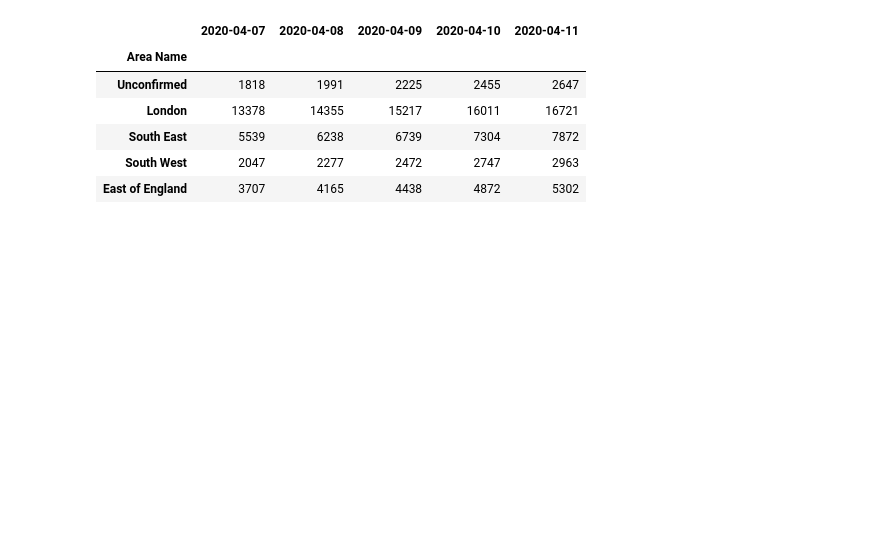
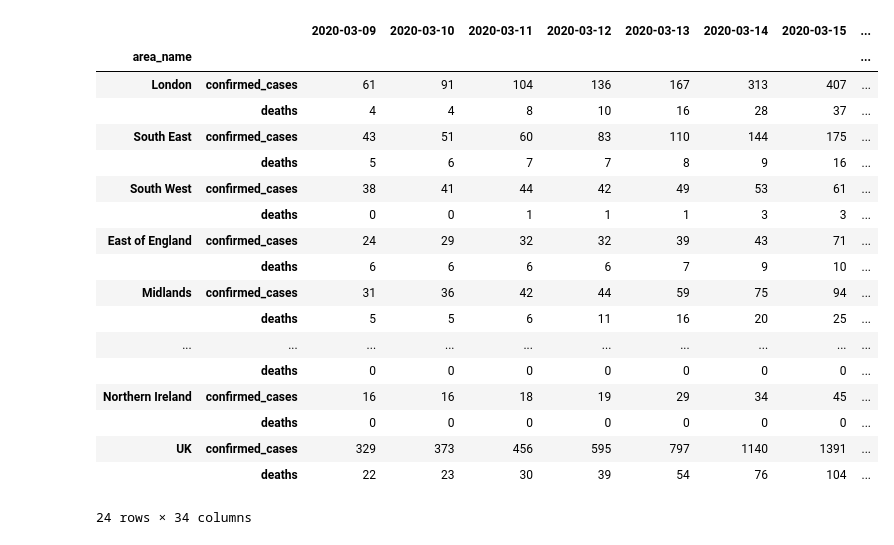
Before and after one commit to mfreeborn/coronavirus-tracker, a Jupyter notebook: Covid-19 UK Tracker.ipynb, the cells around one changed output. Drawn from its saved outputs; the diff is of its cells as text; code cells hidden in the pictures; blank space fills up the shorter version.

```diff
--- a/Covid-19 UK Tracker.ipynb
+++ b/Covid-19 UK Tracker.ipynb
@@ -9,24 +74,62 @@ import plotly.graph_objects as go
 # https://www.arcgis.com/apps/opsdashboard/index.html#/f94c3c90da5b4e9f9a0b19484dd4bb14
 url = "https://fingertips.phe.org.uk/documents/Historic%20COVID-19%20Dashboard%20Data.xlsx"
 
-input_df = pd.read_excel(
+england_regional_cases_df = pd.read_excel(
     url,
     sheet_name="NHS Regions",
     header=7,
     index_col=1
 )
 
-input_df = input_df.drop(columns=["Area Code"])
-input_df.index = input_df.index.fillna("Unconfirmed").str.strip()
-input_df.columns = pd.to_datetime(input_df.columns)
-input_df.head().T.tail().T
+country_cases_df = pd.read_excel(
+    url,
+    sheet_name="Countries",
+    header=9,
+    index_col=1,
+)
+
+country_cases_df.index = country_cases_df.index.rename("area_name").str.strip()
+country_cases_df = country_cases_df.drop(index=["England", "UK"])
+
+cases_df = pd.concat([england_regional_cases_df, country_cases_df])
+cases_df = (
+    cases_df
+    .drop(index=[np.nan], columns=["Area Code"])
+    .fillna(method="bfill", axis=1)
+    .astype(int)
+)
+cases_df.index = cases_df.index.rename("area_name").str.strip()
+
+index = pd.MultiIndex.from_product([cases_df.columns, ["confirmed_cases"]])
+cases_df.columns = index
-# %% [output]
-|  | 2020-04-07 | 2020-04-08 | 2020-04-09 | 2020-04-10 | 2020-04-11 |
-| Area Name |  |  |  |  |  |
-| Unconfirmed | 1818 | 1991 | 2225 | 2455 | 2647 |
-| London | 13378 | 14355 | 15217 | 16011 | 16721 |
-| South East | 5539 | 6238 | 6739 | 7304 | 7872 |
-| South West | 2047 | 2277 | 2472 | 2747 | 2963 |
-| East of England | 3707 | 4165 | 4438 | 4872 | 5302 |
+# %%
+input_df = cases_df.merge(deaths_df, on="area_name").stack(level=1).fillna(method="ffill", axis=1).astype(int)
+home_nations_data = input_df.loc[["England", "Scotland", "Wales", "Northern Ireland"]]
+uk_confirmed_cases = home_nations_data.xs("confirmed_cases", level=1).sum()
+uk_deaths = home_nations_data.xs("deaths", level=1).sum()
+input_df.loc[("UK", "confirmed_cases"), :] = uk_confirmed_cases
+input_df.loc[("UK", "deaths"), :] = uk_deaths
+input_df = input_df.astype(int)
+input_df
+# %% [output]
+|  |  | 2020-03-09 | 2020-03-10 | 2020-03-11 | 2020-03-12 | 2020-03-13 | 2020-03-14 | 2020-03-15 | ... |
+| area_name |  |  |  |  |  |  |  |  | ... |
+| London | confirmed_cases | 61 | 91 | 104 | 136 | 167 | 313 | 407 | ... |
+|  | deaths | 4 | 4 | 8 | 10 | 16 | 28 | 37 | ... |
+| South East | confirmed_cases | 43 | 51 | 60 | 83 | 110 | 144 | 175 | ... |
+|  | deaths | 5 | 6 | 7 | 7 | 8 | 9 | 16 | ... |
+| South West | confirmed_cases | 38 | 41 | 44 | 42 | 49 | 53 | 61 | ... |
+|  | deaths | 0 | 0 | 1 | 1 | 1 | 3 | 3 | ... |
+| East of England | confirmed_cases | 24 | 29 | 32 | 32 | 39 | 43 | 71 | ... |
+|  | deaths | 6 | 6 | 6 | 6 | 7 | 9 | 10 | ... |
+| Midlands | confirmed_cases | 31 | 36 | 42 | 44 | 59 | 75 | 94 | ... |
+|  | deaths | 5 | 5 | 6 | 11 | 16 | 20 | 25 | ... |
+| ... | ... | ... | ... | ... | ... | ... | ... | ... | ... |
+|  | deaths | 0 | 0 | 0 | 0 | 0 | 0 | 0 | ... |
+| Northern Ireland | confirmed_cases | 16 | 16 | 18 | 19 | 29 | 34 | 45 | ... |
+|  | deaths | 0 | 0 | 0 | 0 | 0 | 0 | 0 | ... |
+| UK | confirmed_cases | 329 | 373 | 456 | 595 | 797 | 1140 | 1391 | ... |
+|  | deaths | 22 | 23 | 30 | 39 | 54 | 76 | 104 | ... |
+24 rows × 34 columns
 # %%
 # sort the rows by number of cases
```
Also changed, not shown: parts of 14 cells of this notebook.
